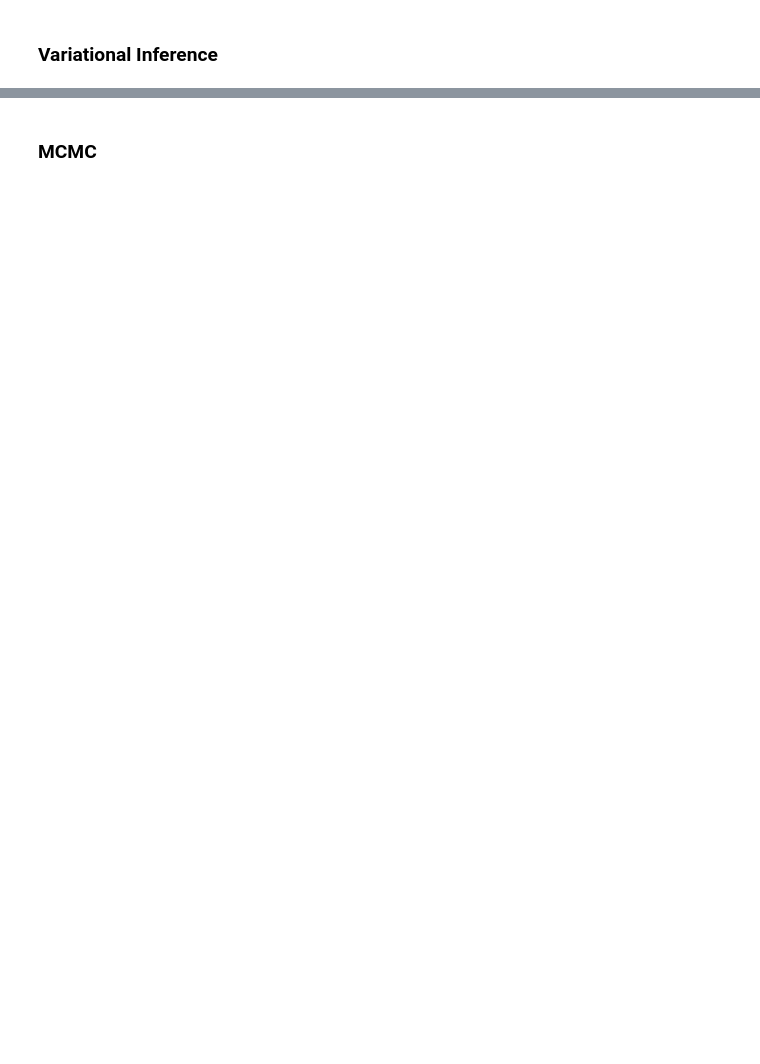
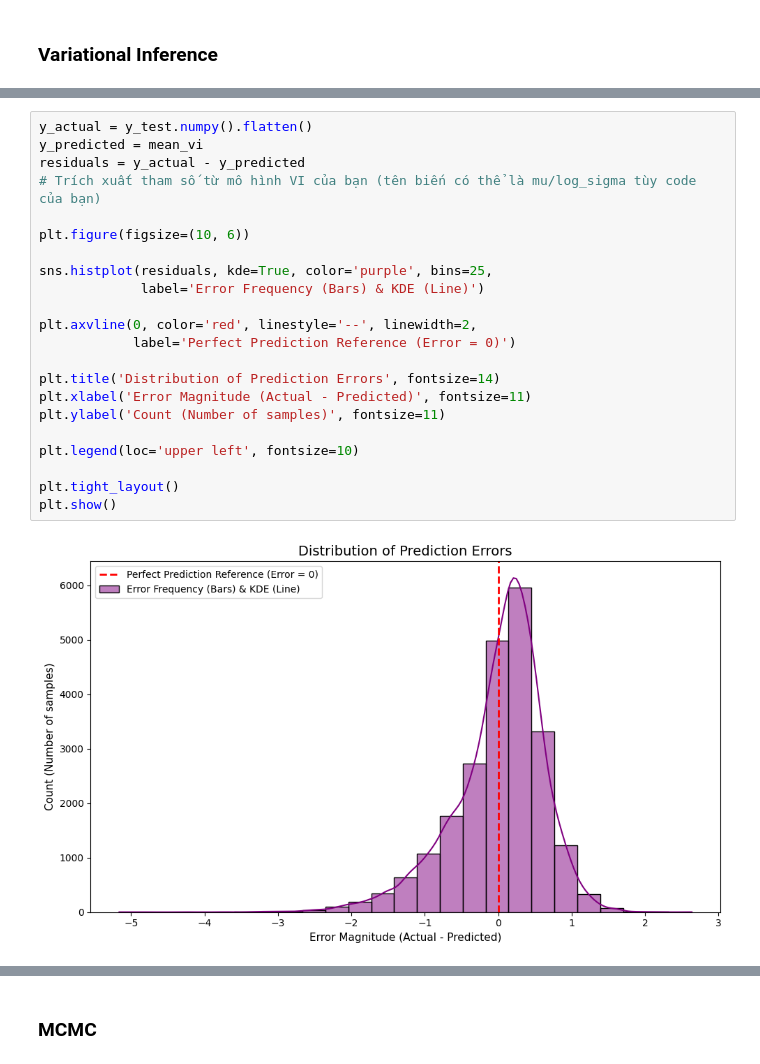
Before and after one commit to Adues-Inverk/CS115, a Jupyter notebook: cs115.ipynb, the cells around one changed output, grey strips where cells are left out. Cells and saved outputs as stored; diff of their text form; blank space fills up the shorter version.

```diff
--- a/cs115.ipynb
+++ b/cs115.ipynb
@@ -109,0 +124,24 @@ plt.show()
+# %%
+y_actual = y_test.numpy().flatten()
+y_predicted = mean_vi
+residuals = y_actual - y_predicted
+# Trích xuất tham số từ mô hình VI của bạn (tên biến có thể là mu/log_sigma tùy code của bạn)
+
+plt.figure(figsize=(10, 6))
+
+sns.histplot(residuals, kde=True, color='purple', bins=25,
+             label='Error Frequency (Bars) & KDE (Line)')
+
+plt.axvline(0, color='red', linestyle='--', linewidth=2,
+            label='Perfect Prediction Reference (Error = 0)')
+
+plt.title('Distribution of Prediction Errors', fontsize=14)
+plt.xlabel('Error Magnitude (Actual - Predicted)', fontsize=11)
+plt.ylabel('Count (Number of samples)', fontsize=11)
+
+plt.legend(loc='upper left', fontsize=10)
+
+plt.tight_layout()
+plt.show()
+# %% [output]
+[figure, added]
```
Also changed, not shown: parts of 24 cells of this notebook, 1 other file.
